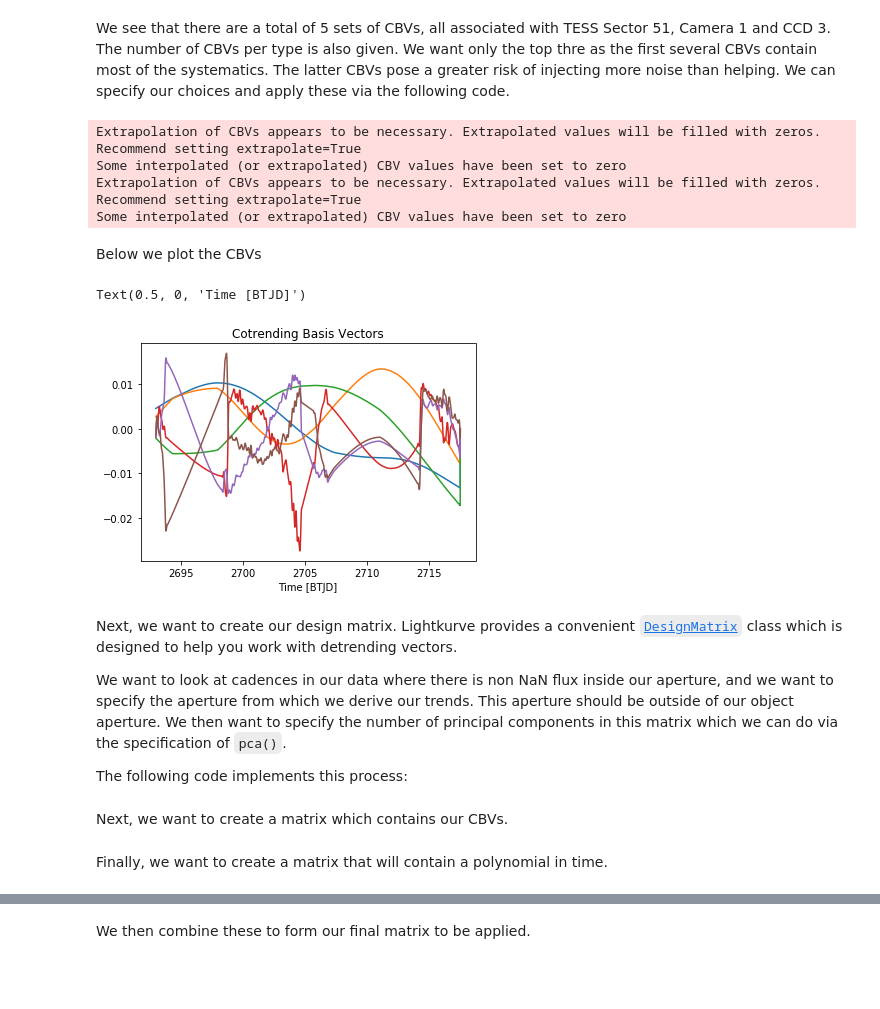
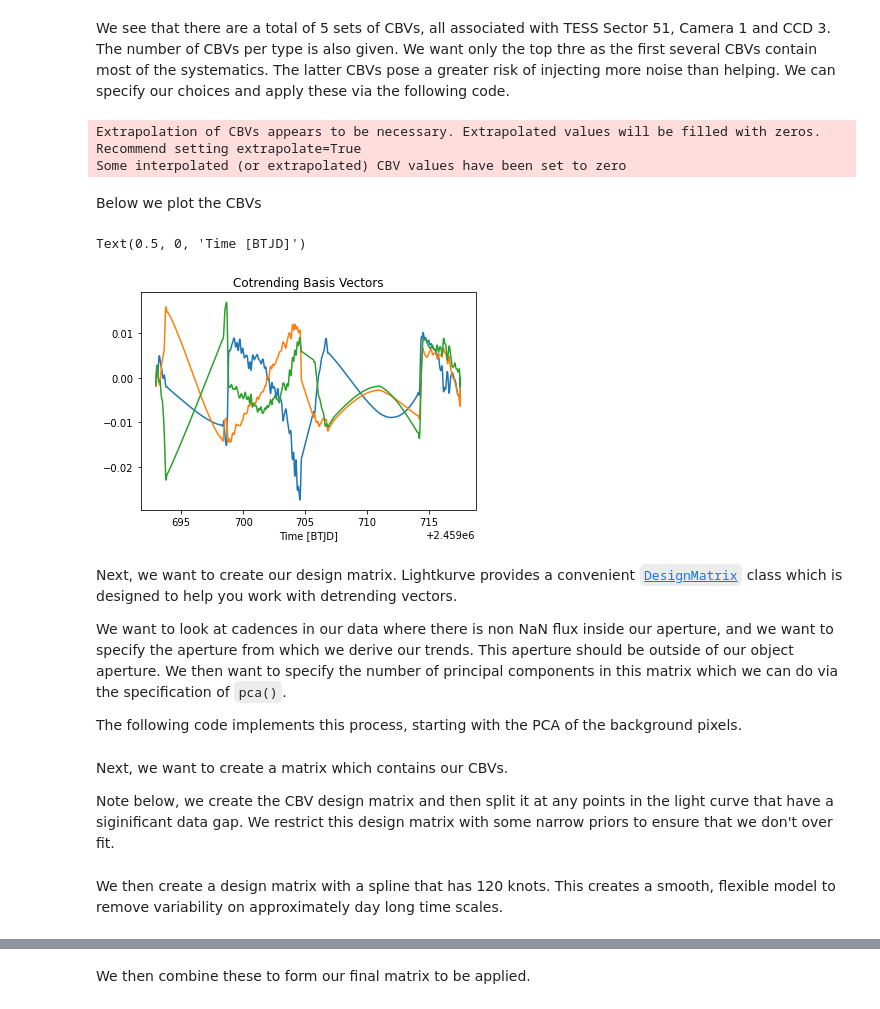
Before and after one commit to rebekah9969/JWST-Sprint, a Jupyter notebook: WASP-39.ipynb, the cells around one changed output, grey strips where cells are left out. Cells and saved outputs as stored; diff of their text form; code cells hidden in the pictures; blank space fills up the shorter version.

```diff
--- a/WASP-39.ipynb
+++ b/WASP-39.ipynb
@@ -233,5 +283,5 @@ Lets compare our new background estimate to that from earlier
 # %% [markdown]
 3. Remove the median of this background model over time from the TPF flux.
 # %%
-tpf -= np.nanmedian(tpf.flux[:, ~big_aperture], axis=1)[:, None, None]
+tpf -= np.nanmedian(tpf.flux[:, ~bigger_pipeline_mask], axis=1)[:, None, None]
 # %% [markdown]
@@ -246,4 +296,4 @@ Wonderful! This is a significant improvement from earlier. Next, we want to pull
 # %%
-lc_tpf = tpf.to_lightcurve()
-lc_tpf.plot()
+lc = tpf.to_lightcurve(aperture_mask=tpf.pipeline_mask)
+lc.plot()
 # %% [output]
@@ -288,7 +346,7 @@ You can learn about the details of CBV application and linear regression via the
 First, we must obtain our CBVs from the mission.
 # %%
 from lightkurve.correctors import CBVCorrector
-cbvc = CBVCorrector(lc_tpf)
+cbvc = CBVCorrector(lc)
 # %% [markdown]
 These CBVs are associated with the CCD this target is on and for Sector 51. We can examine this object as follows:
 # %%
@@ -303,29 +361,24 @@ cbvc.cbvs
 We see that there are a total of 5 sets of CBVs, all associated with TESS Sector 51, Camera 1 and CCD 3. The number of CBVs per type is also given. We want only the top thre as the first several CBVs contain most of the systematics. The latter CBVs pose a greater risk of injecting more noise than helping. We can specify our choices and apply these via the following code.
 # %%
 ncbvs = 3
-
-multiscale1 = cbvc.cbvs[1].interpolate(lc_tpf).to_pandas()
-multiscale2 = cbvc.cbvs[2].interpolate(lc_tpf).to_pandas()
-cbvs = np.hstack([np.asarray(multiscale1[multiscale1.columns[2:2+ncbvs]]),
-                 np.asarray(multiscale2[multiscale2.columns[2:2+ncbvs]])])
+multiscale3 = cbvc.cbvs[2].interpolate(lc).to_pandas()
+cbvs = np.asarray(multiscale3[multiscale3.columns[2:2+ncbvs]])
 # %% [output]
 Extrapolation of CBVs appears to be necessary. Extrapolated values will be filled with zeros. Recommend setting extrapolate=True
 Some interpolated (or extrapolated) CBV values have been set to zero
-Extrapolation of CBVs appears to be necessary. Extrapolated values will be filled with zeros. Recommend setting extrapolate=True
-Some interpolated (or extrapolated) CBV values have been set to zero
 # %% [markdown]
 Below we plot the CBVs
 # %%
-plt.plot(lc_tpf.time.value, cbvs);
+plt.plot(lc.time.jd, cbvs);
 plt.title("Cotrending Basis Vectors")
 plt.xlabel("Time [BTJD]")
 # %% [output]
 Text(0.5, 0, 'Time [BTJD]')
-[figure, old version]
+[figure, new version]
 # %% [markdown]
 Next, we want to create our design matrix. Lightkurve provides a convenient [`DesignMatrix`](https://docs.lightkurve.org/reference/api/lightkurve.correctors.DesignMatrix.html?highlight=designmatrix) class which is designed to help you work with detrending vectors.
 
 We want to look at cadences in our data where there is non NaN flux inside our aperture, and we want to specify the aperture from which we derive our trends. This aperture should be outside of our object aperture. We then want to specify the number of principal components in this matrix which we can do via the specification of `pca()`.
 
-The following code implements this process:
+The following code implements this process, starting with the PCA of the background pixels.
 # %%
@@ -335,3 +387,5 @@ dm1 = lk.DesignMatrix(np.nan_to_num(tpf.flux[k][:, ~big_aperture]), name='bkg').
 # %% [markdown]
 Next, we want to create a matrix which contains our CBVs.
+
+Note below, we create the CBV design matrix and then split it at any points in the light curve that have a siginificant data gap. We restrict this design matrix with some narrow priors to ensure that we don't over fit.
 # %%
@@ -339,3 +393,3 @@ dm2 = lk.DesignMatrix(cbvs[k], name='cbvs').split(list(np.where(np.diff(lc_tpf[k
 # %% [markdown]
-Finally, we want to create a matrix that will contain a polynomial in time.
+We then create a design matrix with a spline that has 120 knots. This creates a smooth, flexible model to remove variability on approximately day long time scales.
 # %%
```
Also changed, not shown: parts of 59 cells of this notebook.
